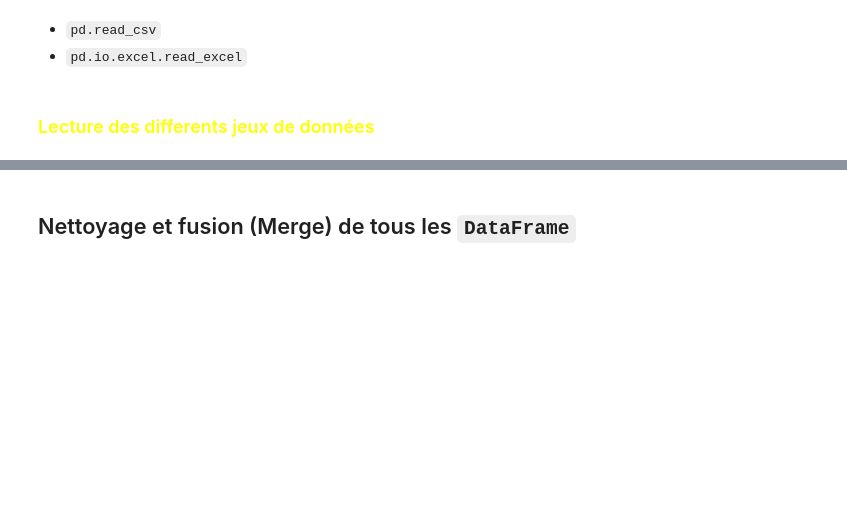
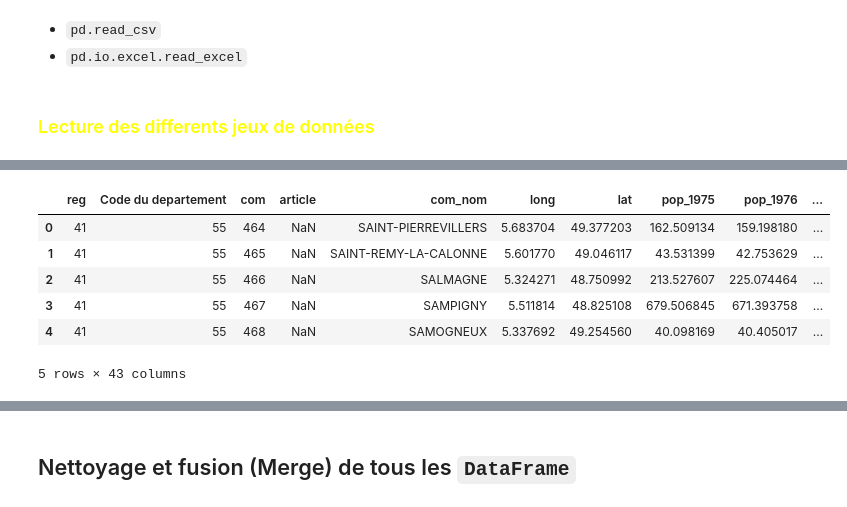
Before and after one commit to akai-code/tp_de, a Jupyter notebook: TP3-2023_base.ipynb, the cells around one changed output, grey strips where cells are left out. Drawn from its saved outputs; the diff is of its cells as text; code cells hidden in the pictures; blank space fills up the shorter version.

```diff
--- a/TP3-2023_base.ipynb
+++ b/TP3-2023_base.ipynb
@@ -60 +59,20 @@ df_comm1_1.head()
 5 rows × 43 columns
+# %%
+df_comm1_2 = pd.read_csv('commune1_part2.csv')
+# nommer les colonnes
+df_comm1_2.columns = ['reg', 'Code du departement', 'com', 'article', 'com_nom', 'long', 'lat', 'pop_1975',
+       'pop_1976', 'pop_1977', 'pop_1978', 'pop_1979', 'pop_1980', 'pop_1981',
+       'pop_1982', 'pop_1983', 'pop_1984', 'pop_1985', 'pop_1986', 'pop_1987',
+       'pop_1988', 'pop_1989', 'pop_1990', 'pop_1991', 'pop_1992', 'pop_1993',
+       'pop_1994', 'pop_1995', 'pop_1996', 'pop_1997', 'pop_1998', 'pop_1999',
+       'pop_2000', 'pop_2001', 'pop_2002', 'pop_2003', 'pop_2004', 'pop_2005',
+       'pop_2006', 'pop_2007', 'pop_2008', 'pop_2009', 'pop_2010']
+df_comm1_2.head()
+# %% [output]
+|  | reg | Code du departement | com | article | com_nom | long | lat | pop_1975 | pop_1976 | ... |
+| 0 | 41 | 55 | 464 | NaN | SAINT-PIERREVILLERS | 5.683704 | 49.377203 | 162.509134 | 159.198180 | ... |
+| 1 | 41 | 55 | 465 | NaN | SAINT-REMY-LA-CALONNE | 5.601770 | 49.046117 | 43.531399 | 42.753629 | ... |
+| 2 | 41 | 55 | 466 | NaN | SALMAGNE | 5.324271 | 48.750992 | 213.527607 | 225.074464 | ... |
+| 3 | 41 | 55 | 467 | NaN | SAMPIGNY | 5.511814 | 48.825108 | 679.506845 | 671.393758 | ... |
+| 4 | 41 | 55 | 468 | NaN | SAMOGNEUX | 5.337692 | 49.254560 | 40.098169 | 40.405017 | ... |
+5 rows × 43 columns
```
Also changed, not shown: parts of 16 cells of this notebook.
